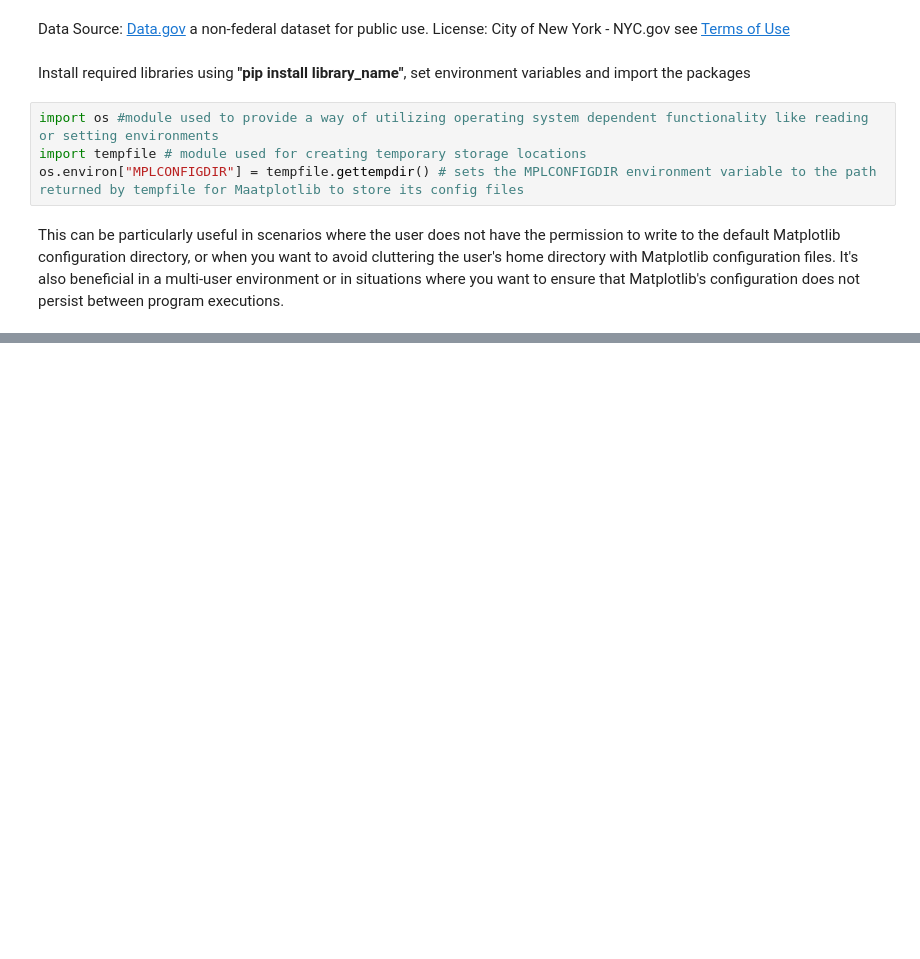
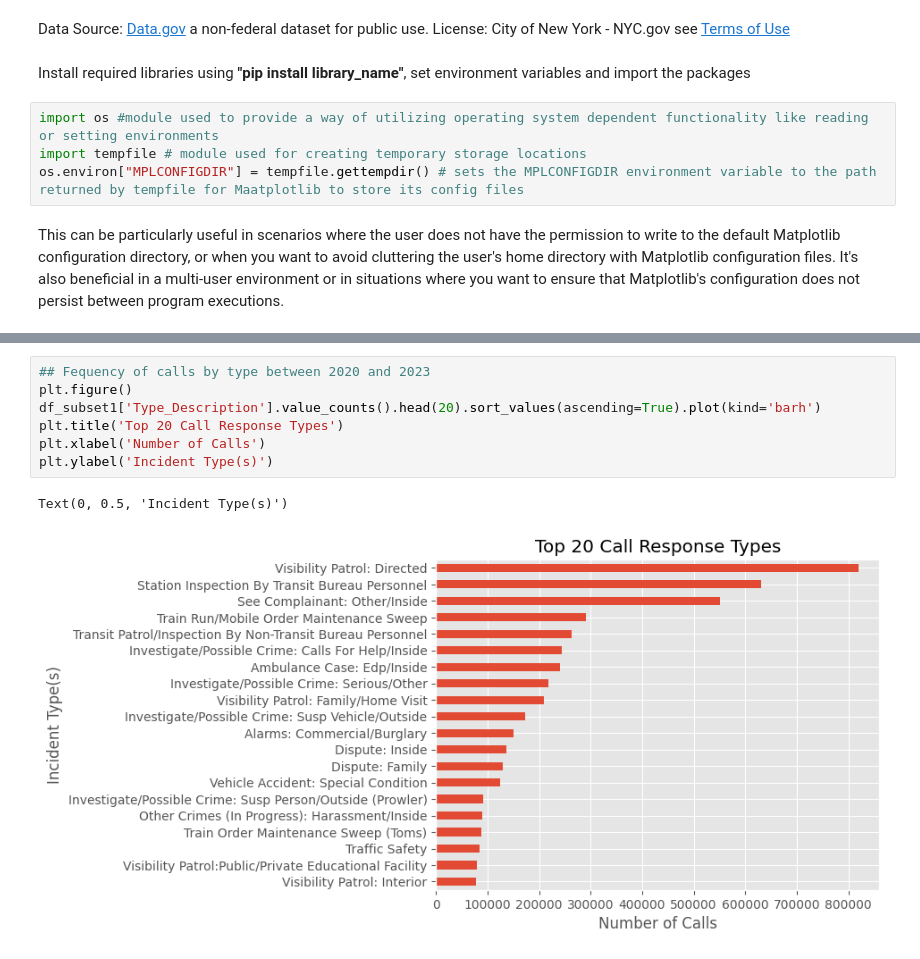
Before and after one commit to RaphRivers/Analysis-of-NYPD-911-Calls-Data-for-Enhanced-Public-Safety, a Jupyter notebook: notebook/data-preprocessing.ipynb, the cells around one changed output, grey strips where cells are left out. Saved outputs shown, nothing was run; the diff lists cells and outputs as text; blank space fills up the shorter version.

```diff
--- a/notebook/data-preprocessing.ipynb
+++ b/notebook/data-preprocessing.ipynb
@@ -314,0 +431,10 @@ df.to_csv('/home/jupyter-raphrivers/Dataset/CLEANED/cleaned_df.csv', index=False
+# %%
+## Fequency of calls by type between 2020 and 2023
+plt.figure()
+df_subset1['Type_Description'].value_counts().head(20).sort_values(ascending=True).plot(kind='barh')
+plt.title('Top 20 Call Response Types')
+plt.xlabel('Number of Calls')
+plt.ylabel('Incident Type(s)')
+# %% [output]
+Text(0, 0.5, 'Incident Type(s)')
+[figure, added]
```
Also changed, not shown: parts of 94 cells of this notebook.
